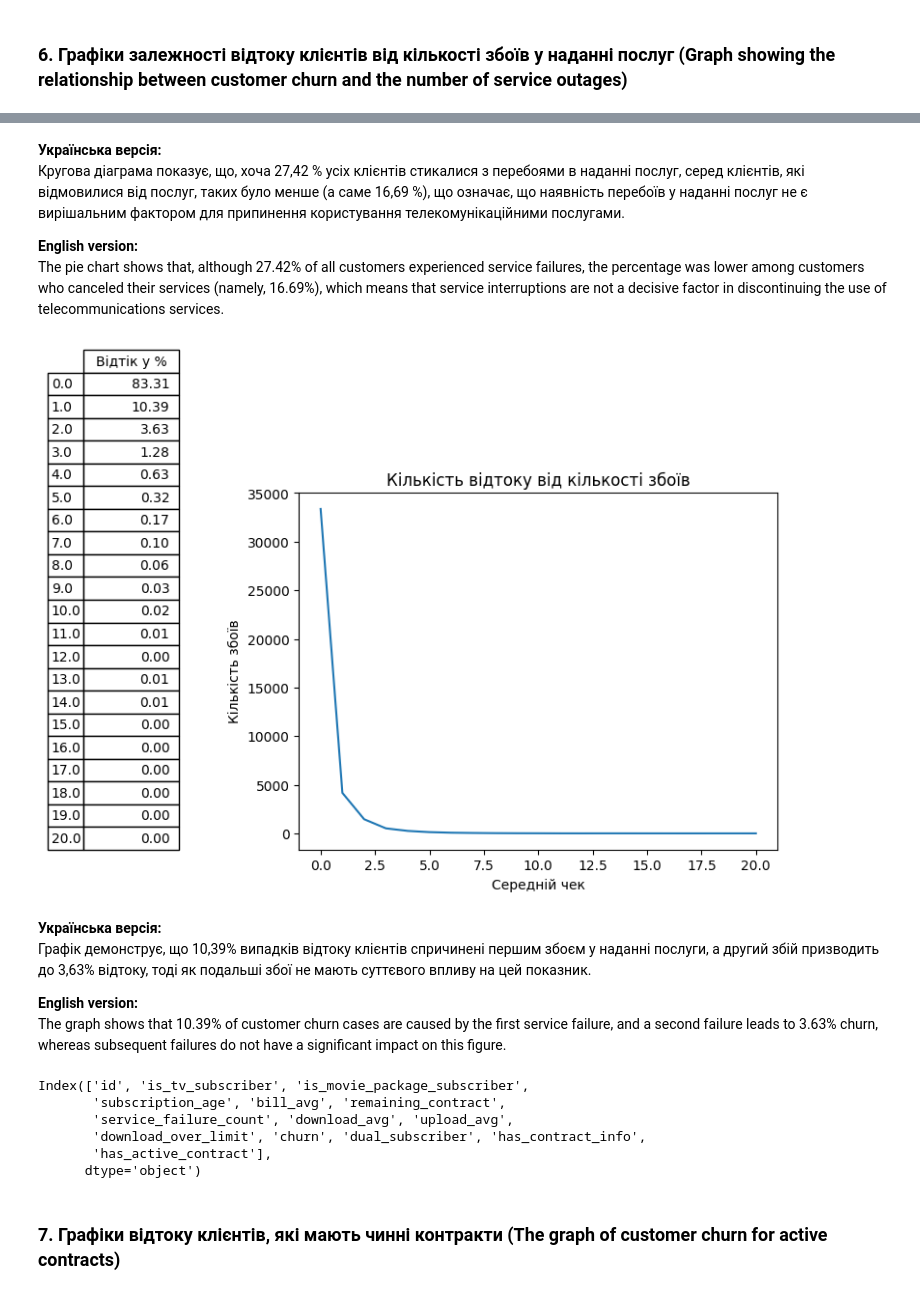
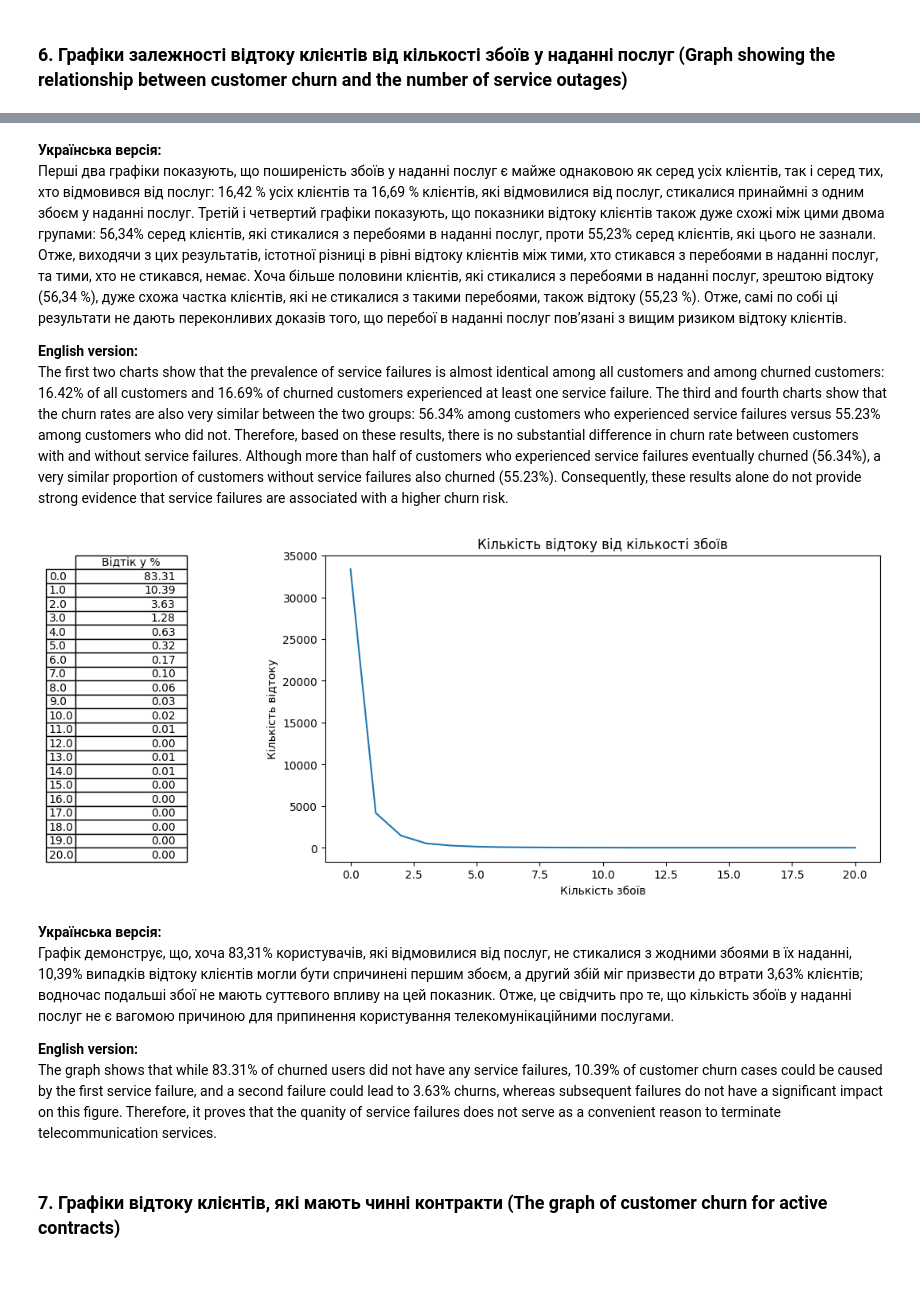
Before and after one commit to MaksimDar/telecom-churn-prediction, a Jupyter notebook: notebooks/01_eda.ipynb, the cells around one changed output, grey strips where cells are left out. Drawn from its saved outputs; the diff is of its cells as text; code cells hidden in the pictures.

```diff
--- a/notebooks/01_eda.ipynb
+++ b/notebooks/01_eda.ipynb
@@ -37,7 +37,7 @@ import numpy as np
 #### Розділ функцій (Functions section)
 # %%
 
-def get_churn_distribution(min_value, max_value,column_comparison, interval,procedural_slip) -> dict:
+def get_churn_distribution(data_structure,min_value, max_value,column_comparison, interval,procedural_slip) -> dict:
     """
     Українська версія: Функція обчислює кількість випадків відтоку для кожного кроку в заданій колонці набору даних
     і повертає словник, що містить набір записів по кроках, кожен з яких містить інтервал колонки та відповідну кількість відтоку.
@@ -56,11 +56,11 @@ def get_churn_distribution(min_value, max_value,column_comparison, interval,proc
 
         if attempt == 0:
             column_value = i
-            churn_quantity = df_copy.loc[df_copy[column_comparison] <= i, 'churn'].sum()
+            churn_quantity = data_structure.loc[data_structure[column_comparison] <= i, 'churn'].sum()
             attempt = 1
         else:
             column_value = i
-            churn_quantity = df_copy.loc[(df_copy[column_comparison] > previous_ind) & (df_copy[column_comparison] <= i), 'churn'].sum()
+            churn_quantity = data_structure.loc[(data_structure[column_comparison] > previous_ind) & (data_structure[column_comparison] <= i), 'churn'].sum()
 
         list_values = {}
         final_result = {f'{column_comparison}': column_value, 'churn_quantity': churn_quantity}
@@ -125,4 +156,19 @@ def show_all_churn_piecharts(request_column: str, labels: list, all_title: str,
     plt.show()
+# %%
+def show_graph_and_table_churns(churn_list: list,input_list: list, title:str,x_label:str,table_height: float = 1.4) -> None:
+    total_churn = sum(churn_list)
+    cell_text = [['%1.2f' % ((x / total_churn) * 100)] for x in churn_list]
+
+    plt.figure(figsize=(9, 5))
+    plt.plot(input_list,churn_list)
+    plt.title(title)
+    plt.xlabel(x_label)
+    plt.ylabel('Кількість відтоку')
+
+    the_table = plt.table(cellText=cell_text,rowLabels=input_list,colLabels=['Відтік y %'], loc='left',bbox=[-0.45, 0, 0.2, table_height] )
+    the_table.auto_set_font_size(False)
+    the_table.set_fontsize(10)
+    plt.show()
 # %%
 df = pd.read_csv('../data/raw/internet_service_churn.csv')
 # %%
@@ -560,48 +630,34 @@ result
 # %% [markdown]
 **Українська версія:**
-Кругова діаграма показує, що, хоча 27,42 % усіх клієнтів стикалися з перебоями в наданні послуг, серед клієнтів, які відмовилися від послуг, таких було менше (а саме 16,69 %), що означає, що наявність перебоїв у наданні послуг не є вирішальним фактором для припинення користування телекомунікаційними послугами.
+Перші два графіки показують, що поширеність збоїв у наданні послуг є майже однаковою як серед усіх клієнтів, так і серед тих, хто відмовився від послуг: 16,42 % усіх клієнтів та 16,69 % клієнтів, які відмовилися від послуг, стикалися принаймні з одним збоєм у наданні послуг. Третій і четвертий графіки показують, що показники відтоку клієнтів також дуже схожі між цими двома групами: 56,34% серед клієнтів, які стикалися з перебоями в наданні послуг, проти 55,23% серед клієнтів, які цього не зазнали. Отже, виходячи з цих результатів, істотної різниці в рівні відтоку клієнтів між тими, хто стикався з перебоями в наданні послуг, та тими, хто не стикався, немає. Хоча більше половини клієнтів, які стикалися з перебоями в наданні послуг, зрештою відтоку (56,34 %), дуже схожа частка клієнтів, які не стикалися з такими перебоями, також відтоку (55,23 %). Отже, самі по собі ці результати не дають переконливих доказів того, що перебої в наданні послуг пов’язані з вищим ризиком відтоку клієнтів.
 
 **English version:**
-The pie chart shows that, although 27.42% of all customers experienced service failures, the percentage was lower among customers who canceled their services (namely, 16.69%), which means that service interruptions are not a decisive factor in discontinuing the use of telecommunications services.
+The first two charts show that the prevalence of service failures is almost identical among all customers and among churned customers: 16.42% of all customers and 16.69% of churned customers experienced at least one service failure. The third and fourth charts show that the churn rates are also very similar between the two groups: 56.34% among customers who experienced service failures versus 55.23% among customers who did not. Therefore, based on these results, there is no substantial difference in churn rate between customers with and without service failures. Although more than half of customers who experienced service failures eventually churned (56.34%), a very similar proportion of customers without service failures also churned (55.23%). Consequently, these results alone do not provide strong evidence that service failures are associated with a higher churn risk.
 # %%
+
 min_service_failure = float(df_copy['service_failure_count'].min())
 max_service_failure = float(df_copy['service_failure_count'].max())
 column_service_failure = 'service_failure_count'
 service_failure_interval = 1
 service_failure_procedural_slip = 1
 
-necessary_service_dict = get_churn_distribution(min_service_failure, max_service_failure,column_service_failure,service_failure_interval,service_failure_procedural_slip)
+necessary_service_dict = get_churn_distribution(df_copy, min_service_failure, max_service_failure,column_service_failure,service_failure_interval,service_failure_procedural_slip)
 service_failure_list,churn_quantity_list_f = return_results_as_lists(min_service_failure, max_service_failure,column_service_failure, necessary_service_dict,service_failure_interval,service_failure_procedural_slip)
 # %%
-total_churn = sum(churn_quantity_list_f)
-cell_text_service_failure = [['%1.2f' % ((x / total_churn) * 100)] for x in churn_quantity_list_f]
+service_failure_title = 'Кількість відтоку від кількості збоїв'
+x_service_failure = 'Кількість збоїв'
 
-plt.plot(service_failure_list,churn_quantity_list_f)
-plt.title('Кількість відтоку від кількості збоїв')
-plt.xlabel('Середній чек')
-plt.ylabel('Кількість збоїв')
-# plt.title('Churn volume by subscription age interval')
-the_table_service_failure = plt.table(cellText=cell_text_service_failure,rowLabels=service_failure_list,colLabels=['Відтік y %'], loc='left',bbox=[-0.45, 0, 0.2, 1.4] )
-the_table_service_failure.auto_set_font_size(False)
-the_table_service_failure.set_fontsize(10)
-plt.show()
+table_height_service_failure = 1
+final_service_failure_graph = show_graph_and_table_churns(churn_quantity_list_f,service_failure_list,service_failure_title,x_service_failure,table_height_service_failure)
+final_service_failure_graph
 # %% [output]
-[figure, old version]
+[figure, new version]
 # %% [markdown]
 **Українська версія:**
-Графік демонструє, що 10,39% випадків відтоку клієнтів спричинені першим збоєм у наданні послуги, а другий збій призводить до 3,63% відтоку, тоді як подальші збої не мають суттєвого впливу на цей показник.
+Графік демонструє, що, хоча 83,31% користувачів, які відмовилися від послуг, не стикалися з жодними збоями в їх наданні, 10,39% випадків відтоку клієнтів могли бути спричинені першим збоєм, а другий збій міг призвести до втрати 3,63% клієнтів; водночас подальші збої не мають суттєвого впливу на цей показник. Отже, це свідчить про те, що кількість збоїв у наданні послуг не є вагомою причиною для припинення користування телекомунікаційними послугами.
 
 **English version:**
-The graph shows that 10.39% of customer churn cases are caused by the first service failure, and a second failure leads to 3.63% churn, whereas subsequent failures do not have a significant impact on this figure.
+The graph shows that while 83.31% of churned users did not have any service failures,  10.39% of customer churn cases could be caused by the first service failure, and a second failure could lead to 3.63% churns, whereas subsequent failures do not have a significant impact on this figure. Therefore, it proves that the quanity of service failures does not serve as a convenient reason to terminate telecommunication services.
-# %%
-df_copy.columns
-# %% [output]
-Index(['id', 'is_tv_subscriber', 'is_movie_package_subscriber',
-       'subscription_age', 'bill_avg', 'remaining_contract',
-       'service_failure_count', 'download_avg', 'upload_avg',
-       'download_over_limit', 'churn', 'dual_subscriber', 'has_contract_info',
-       'has_active_contract'],
-      dtype='object')
 # %% [markdown]
 ### 7. Графіки відтоку клієнтів, які мають чинні контракти (The graph of customer churn for active contracts)
 # %%
```
Also changed, not shown: parts of 29 cells of this notebook.
